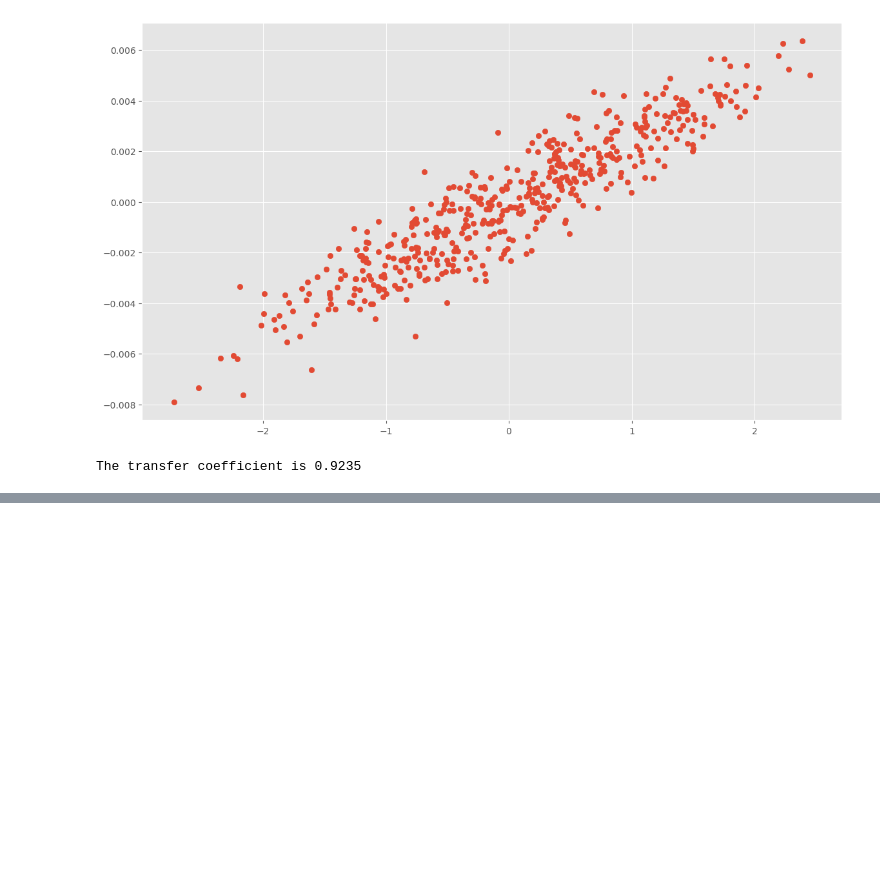
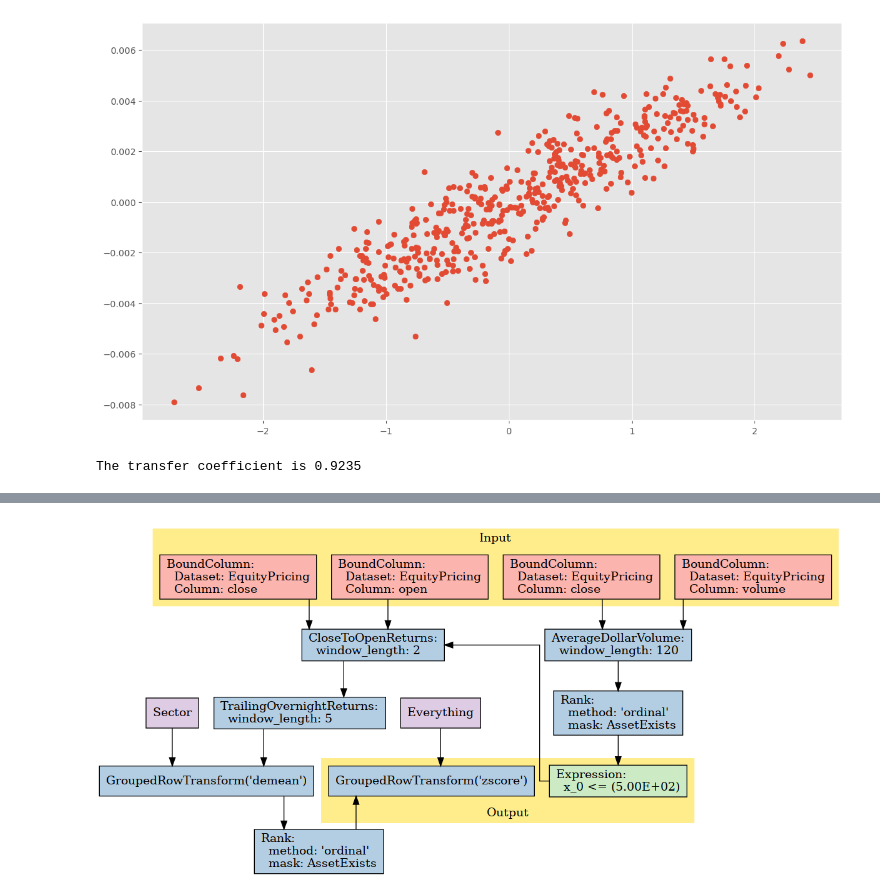
Before and after one commit to ansingh16/AI_for_trading, a Jupyter notebook: Notes/alpha_factor/alpha_modelling.ipynb, the cells around one changed output, grey strips where cells are left out. Saved outputs shown, nothing was run; the diff lists cells and outputs as text; code cells hidden in the pictures; blank space fills up the shorter version.

Commit message:
started overnight project

```diff
--- a/Notes/alpha_factor/alpha_modelling.ipynb
+++ b/Notes/alpha_factor/alpha_modelling.ipynb
@@ -794,0 +895,33 @@ The transfer coefficient is 0.9235
+# %%
+class TrailingOvernightReturns(Returns):
+    """
+    Sum of trailing close-to-open returns; we expect sentiment persistence at short horizons, so we
+    look at the 5-day (ie., 1 week) window
+    """
+    # TODO: choose a window_length to calculate a weekly return
+    window_length = 5
+
+    # TODO: set inputs to a list containing the daily close to open returns
+    # Filter the close to open returns by our stock universe
+    inputs = [CloseToOpenReturns(mask=universe)]
+
+    def compute(self, today, assets, out, close_to_open):
+        #TODO: calculate the sum of close_to_open
+        #choose the axis so that there is a sum for each stock (each column)
+        #treat NaN as zeros
+        out[:] = np.nansum(close_to_open, axis=0)
+# %%
+# TODO: create an overnight_returns_factor variable
+overnight_returns_factor = (
+    TrailingOvernightReturns().
+    demean(groupby=Sector()).
+    rank().
+    zscore()
+)
+# create a pipeline called p
+p = Pipeline(screen=universe)
+p.add(overnight_returns_factor, 'Overnight_Sentiment')
+# %%
+p.show_graph(format='png')
+# %% [output]
+[figure, added]
```
Also changed, not shown: parts of 8 cells of this notebook.
